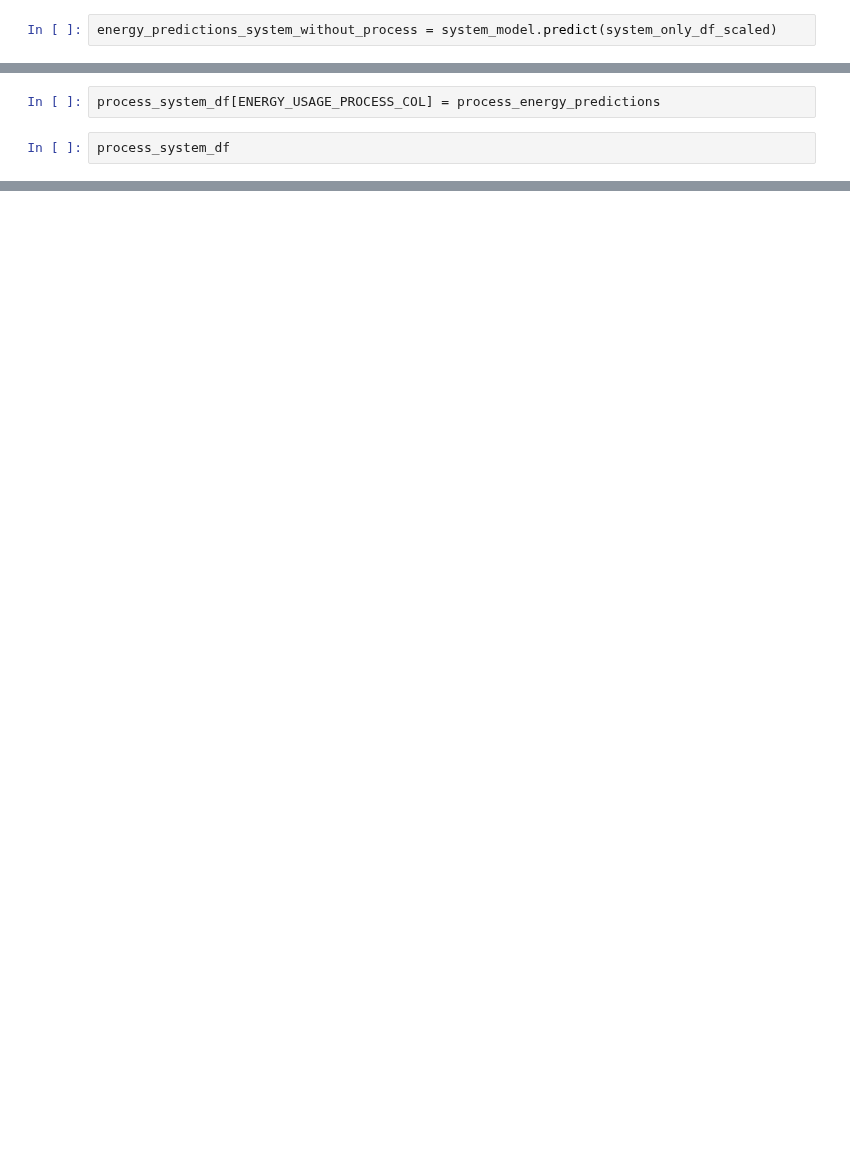
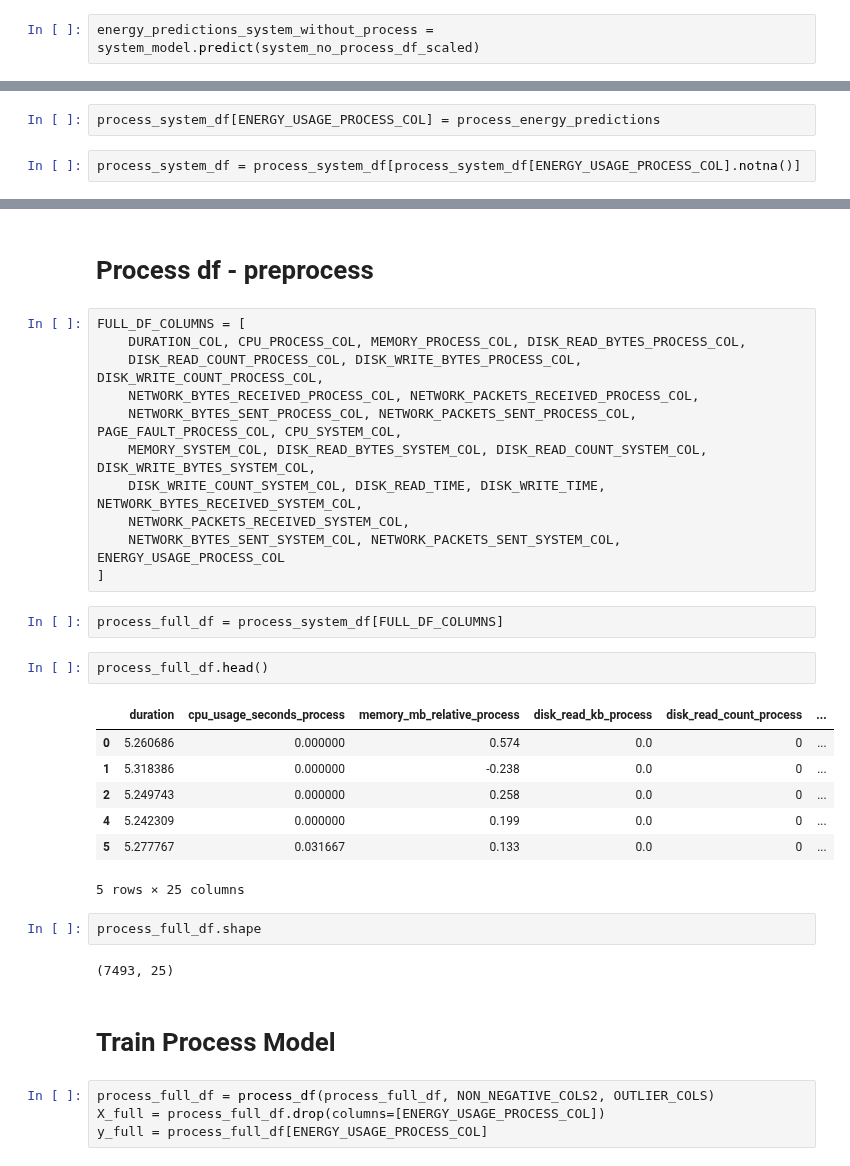
Before and after one commit to sapirani/GreenSecurityMeasurementAndOptimizationFramework, a Jupyter notebook: measurements_model_pipeline/try_model_complex.ipynb, the cells around one changed output, grey strips where cells are left out. Saved outputs shown, nothing was run; the diff lists cells and outputs as text; blank space fills up the shorter version.

Commit message:
working process model!!!

```diff
--- a/measurements_model_pipeline/try_model_complex.ipynb
+++ b/measurements_model_pipeline/try_model_complex.ipynb
@@ -341,2 +395,2 @@ system_only_df_scaled
 # %%
-energy_predictions_system_without_process = system_model.predict(system_only_df_scaled)
+energy_predictions_system_without_process = system_model.predict(system_no_process_df_scaled)
@@ -360,4 +446,4 @@ system_df[ENERGY_USAGE_SYSTEM_COL].shape
 # %%
 process_system_df[ENERGY_USAGE_PROCESS_COL] = process_energy_predictions
 # %%
-process_system_df
+process_system_df = process_system_df[process_system_df[ENERGY_USAGE_PROCESS_COL].notna()]
@@ -377,0 +466,35 @@ process_system_df
+# %% [markdown]
+# Process df - preprocess
+# %%
+FULL_DF_COLUMNS = [
+    DURATION_COL, CPU_PROCESS_COL, MEMORY_PROCESS_COL, DISK_READ_BYTES_PROCESS_COL,
+    DISK_READ_COUNT_PROCESS_COL, DISK_WRITE_BYTES_PROCESS_COL, DISK_WRITE_COUNT_PROCESS_COL,
+    NETWORK_BYTES_RECEIVED_PROCESS_COL, NETWORK_PACKETS_RECEIVED_PROCESS_COL,
+    NETWORK_BYTES_SENT_PROCESS_COL, NETWORK_PACKETS_SENT_PROCESS_COL, PAGE_FAULT_PROCESS_COL, CPU_SYSTEM_COL,
+    MEMORY_SYSTEM_COL, DISK_READ_BYTES_SYSTEM_COL, DISK_READ_COUNT_SYSTEM_COL, DISK_WRITE_BYTES_SYSTEM_COL,
+    DISK_WRITE_COUNT_SYSTEM_COL, DISK_READ_TIME, DISK_WRITE_TIME, NETWORK_BYTES_RECEIVED_SYSTEM_COL,
+    NETWORK_PACKETS_RECEIVED_SYSTEM_COL,
+    NETWORK_BYTES_SENT_SYSTEM_COL, NETWORK_PACKETS_SENT_SYSTEM_COL, ENERGY_USAGE_PROCESS_COL
+]
+# %%
+process_full_df = process_system_df[FULL_DF_COLUMNS]
+# %%
+process_full_df.head()
+# %% [output]
+|  | duration | cpu_usage_seconds_process | memory_mb_relative_process | disk_read_kb_process | disk_read_count_process | ... |
+| 0 | 5.260686 | 0.000000 | 0.574 | 0.0 | 0 | ... |
+| 1 | 5.318386 | 0.000000 | -0.238 | 0.0 | 0 | ... |
+| 2 | 5.249743 | 0.000000 | 0.258 | 0.0 | 0 | ... |
+| 4 | 5.242309 | 0.000000 | 0.199 | 0.0 | 0 | ... |
+| 5 | 5.277767 | 0.031667 | 0.133 | 0.0 | 0 | ... |
+5 rows × 25 columns
+# %%
+process_full_df.shape
+# %% [output]
+(7493, 25)
+# %% [markdown]
+# Train Process Model
+# %%
+process_full_df = process_df(process_full_df, NON_NEGATIVE_COLS2, OUTLIER_COLS)
+X_full = process_full_df.drop(columns=[ENERGY_USAGE_PROCESS_COL])
+y_full = process_full_df[ENERGY_USAGE_PROCESS_COL]
```
Also changed, not shown: parts of 38 cells of this notebook, 1 other file.
